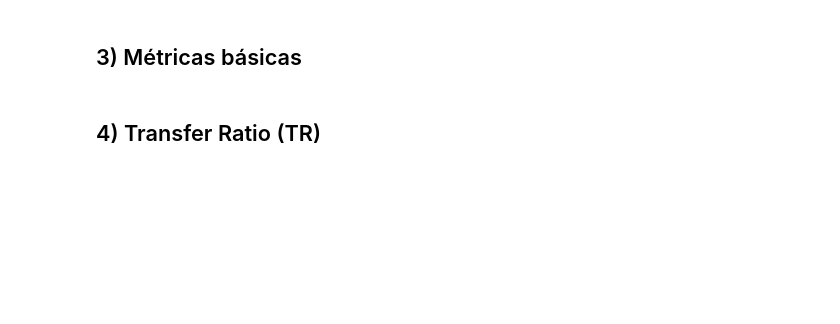
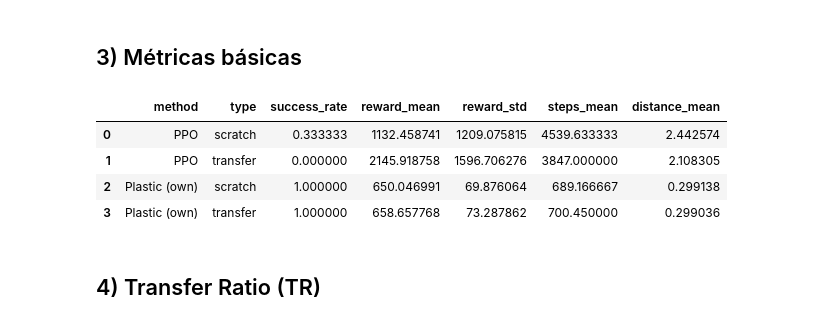
Before and after one commit to jehr-ud/env-drone-transfer-learning, a Jupyter notebook: analysis/test_analysis_notebook.ipynb, the cells around one changed output. Saved outputs shown, nothing was run; the diff lists cells and outputs as text; code cells hidden in the pictures; blank space fills up the shorter version.

```diff
--- a/analysis/test_analysis_notebook.ipynb
+++ b/analysis/test_analysis_notebook.ipynb
@@ -39,16 +88,22 @@ df.head()
 ## 3) Métricas básicas
 # %%
 
-metrics = df.groupby("method").agg({
+metrics = df_all.groupby(["method", "type"]).agg({
     "success": "mean",
     "episode_reward": ["mean", "std"],
     "steps": "mean",
     "final_distance": "mean"
 })
 
 metrics.columns = ["success_rate", "reward_mean", "reward_std", "steps_mean", "distance_mean"]
 metrics = metrics.reset_index()
 metrics
+# %% [output]
+|  | method | type | success_rate | reward_mean | reward_std | steps_mean | distance_mean |
+| 0 | PPO | scratch | 0.333333 | 1132.458741 | 1209.075815 | 4539.633333 | 2.442574 |
+| 1 | PPO | transfer | 0.000000 | 2145.918758 | 1596.706276 | 3847.000000 | 2.108305 |
+| 2 | Plastic (own) | scratch | 1.000000 | 650.046991 | 69.876064 | 689.166667 | 0.299138 |
+| 3 | Plastic (own) | transfer | 1.000000 | 658.657768 | 73.287862 | 700.450000 | 0.299036 |
 # %% [markdown]
 ## 4) Transfer Ratio (TR)
 # %%
```
Also changed, not shown: parts of 19 cells of this notebook, 19 other files.
